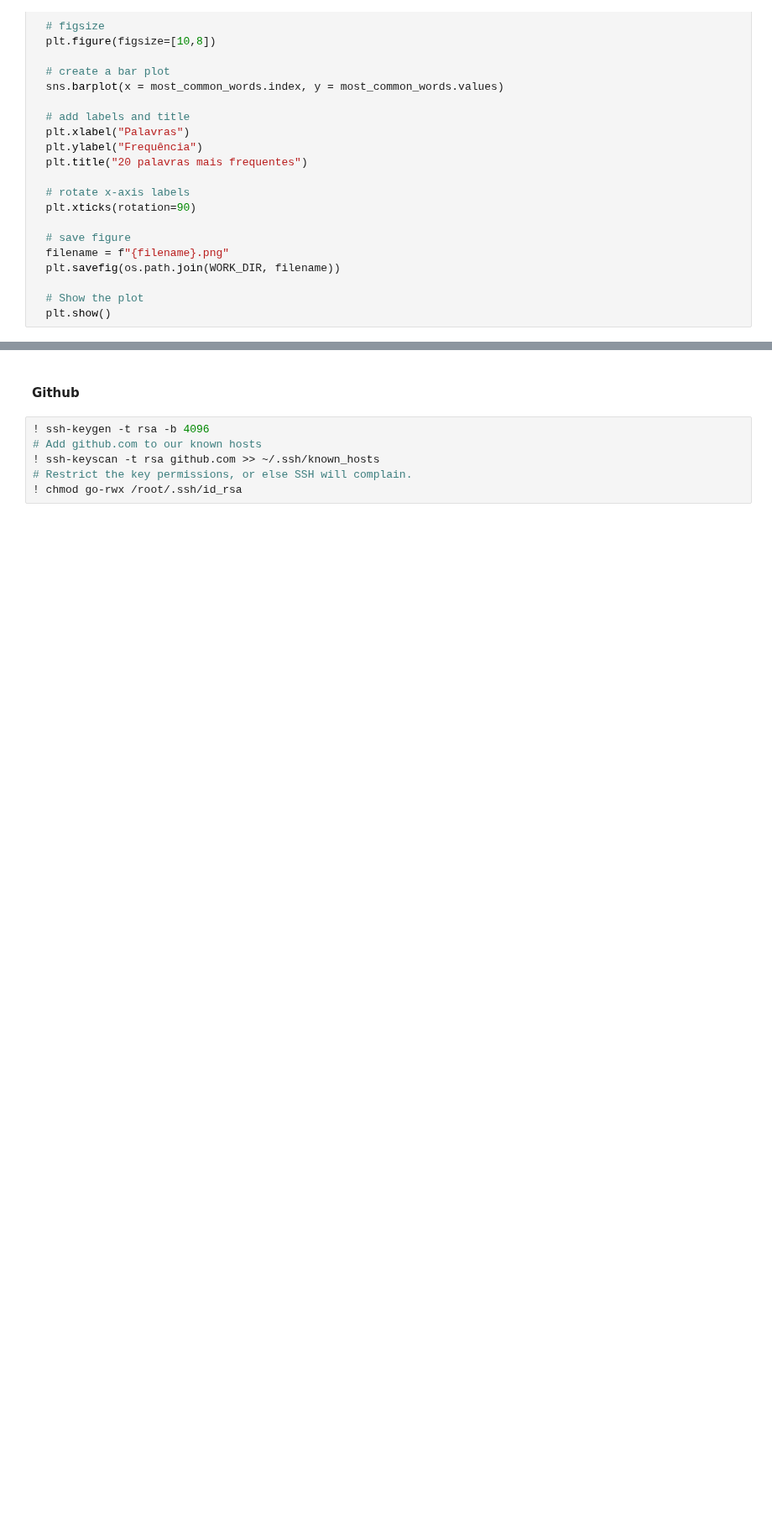
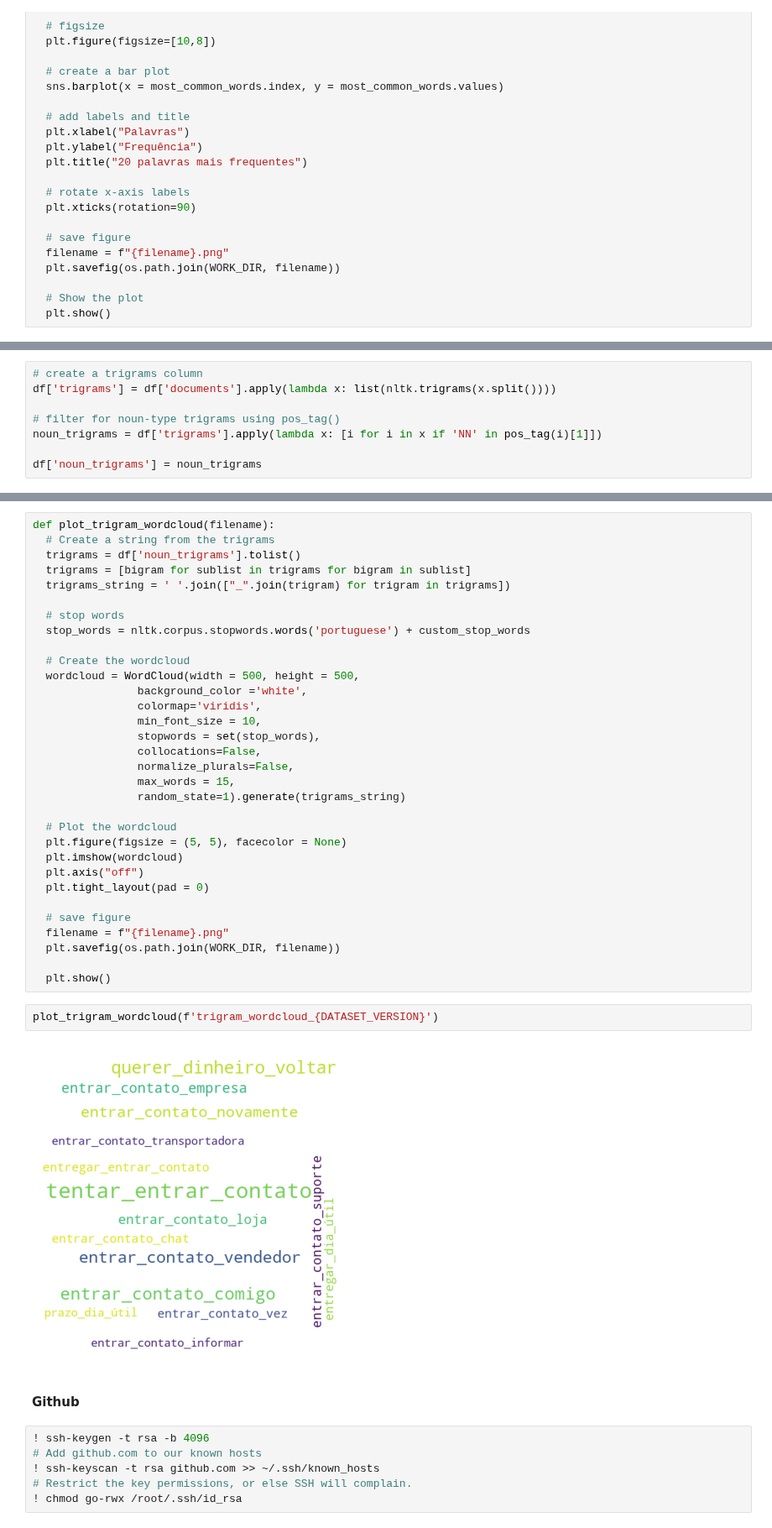
Before and after one commit to mathewsrc/Topic-Modeling-Reclame-Aqui, a Jupyter notebook: preprocessing.ipynb, the cells around one changed output, grey strips where cells are left out. Shown at 84% size. Saved outputs shown, nothing was run; the diff lists cells and outputs as text; blank space fills up the shorter version.

```diff
--- a/preprocessing.ipynb
+++ b/preprocessing.ipynb
@@ -459,0 +583,8 @@ plot_frequency_wordcloud(df2, 'documents',  'preprocessed_v2_wordcloud')
+# %%
+# create a trigrams column
+df['trigrams'] = df['documents'].apply(lambda x: list(nltk.trigrams(x.split())))
+
+# filter for noun-type trigrams using pos_tag()
+noun_trigrams = df['trigrams'].apply(lambda x: [i for i in x if 'NN' in pos_tag(i)[1]])
+
+df['noun_trigrams'] = noun_trigrams
@@ -460,3 +594,39 @@ plot_frequency_wordcloud(df2, 'documents',  'preprocessed_v2_wordcloud')
+# %%
+def plot_trigram_wordcloud(filename):
+  # Create a string from the trigrams
+  trigrams = df['noun_trigrams'].tolist()
+  trigrams = [bigram for sublist in trigrams for bigram in sublist]
+  trigrams_string = ' '.join(["_".join(trigram) for trigram in trigrams])
+
+  # stop words
+  stop_words = nltk.corpus.stopwords.words('portuguese') + custom_stop_words
+
+  # Create the wordcloud
+  wordcloud = WordCloud(width = 500, height = 500,
+                background_color ='white',
+                colormap='viridis',
+                min_font_size = 10,
+                stopwords = set(stop_words),
+                collocations=False,
+                normalize_plurals=False,
+                max_words = 15,
+                random_state=1).generate(trigrams_string)
+
+  # Plot the wordcloud
+  plt.figure(figsize = (5, 5), facecolor = None)
+  plt.imshow(wordcloud)
+  plt.axis("off")
+  plt.tight_layout(pad = 0)
+
+  # save figure
+  filename = f"{filename}.png"
+  plt.savefig(os.path.join(WORK_DIR, filename))
+
+  plt.show()
+# %%
+plot_trigram_wordcloud(f'trigram_wordcloud_{DATASET_VERSION}')
+# %% [output]
+[figure, added]
 # %% [markdown]
 #### **Github**
 # %%
```
Also changed, not shown: parts of 49 cells of this notebook.
